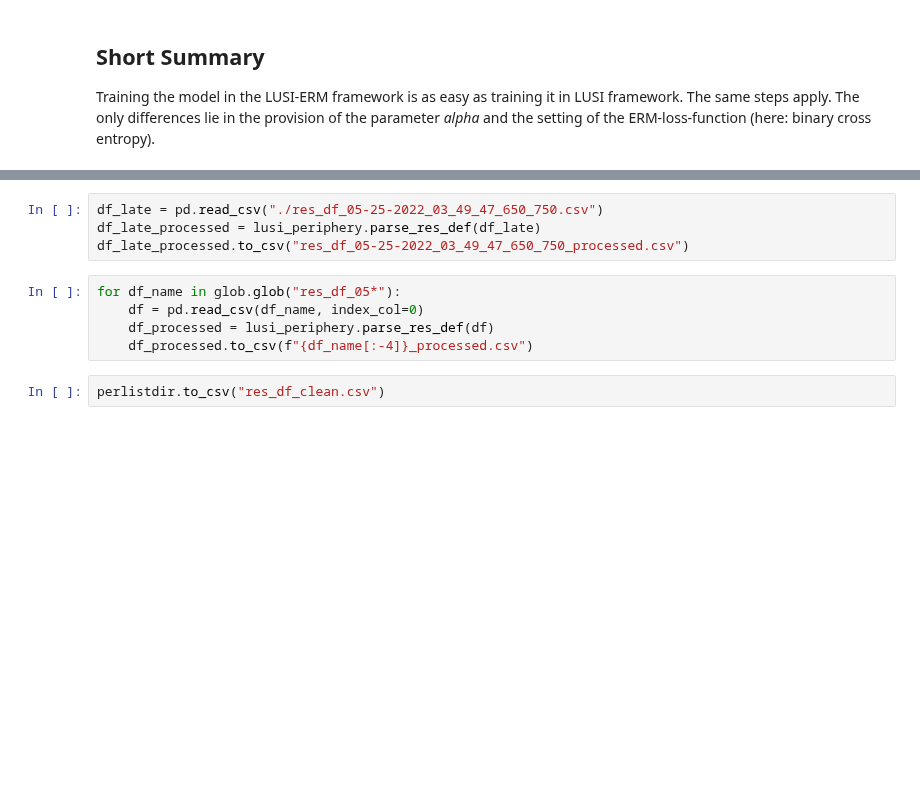
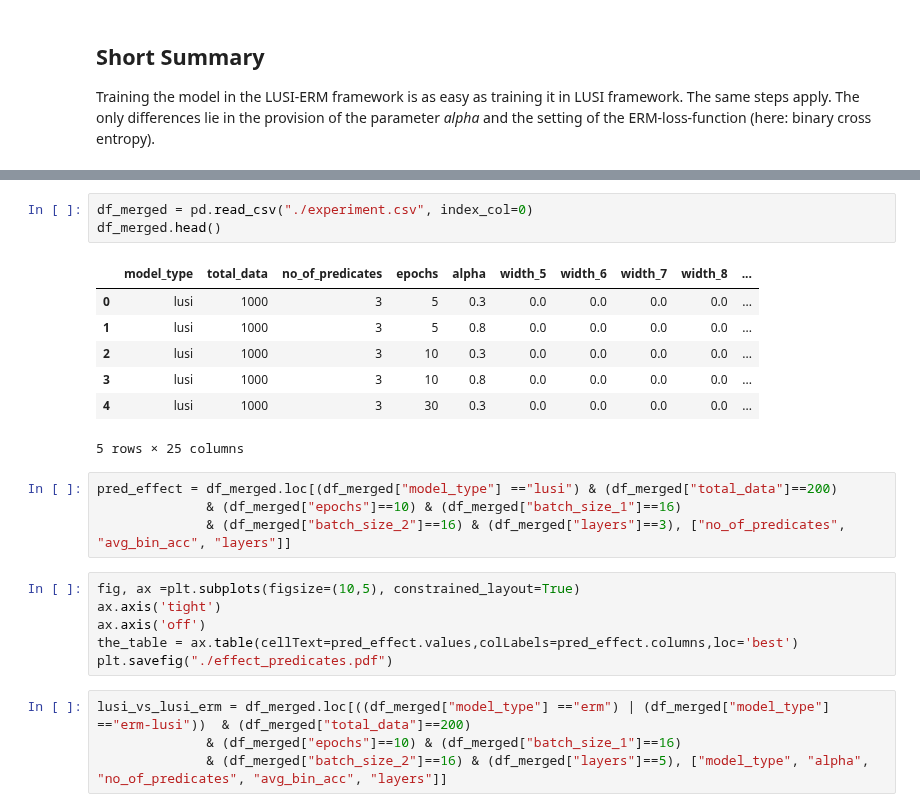
Before and after one commit to anloehr-1097/LUSI_bt, a Jupyter notebook: lusi_demo.ipynb, the cells around one changed output, grey strips where cells are left out. Saved outputs shown, nothing was run; the diff lists cells and outputs as text; blank space fills up the shorter version.

```diff
--- a/lusi_demo.ipynb
+++ b/lusi_demo.ipynb
@@ -586,11 +346,25 @@ glob.glob("res_df_05*")
-# %%
-df_late = pd.read_csv("./res_df_05-25-2022_03_49_47_650_750.csv")
-df_late_processed = lusi_periphery.parse_res_def(df_late)
-df_late_processed.to_csv("res_df_05-25-2022_03_49_47_650_750_processed.csv")
-# %%
-for df_name in glob.glob("res_df_05*"):
-    df = pd.read_csv(df_name, index_col=0)
-    df_processed = lusi_periphery.parse_res_def(df)
-    df_processed.to_csv(f"{df_name[:-4]}_processed.csv")
-# %%
-perlistdir.to_csv("res_df_clean.csv")
+# %%
+df_merged = pd.read_csv("./experiment.csv", index_col=0)
+df_merged.head()
+# %% [output]
+|  | model_type | total_data | no_of_predicates | epochs | alpha | width_5 | width_6 | width_7 | width_8 | ... |
+| 0 | lusi | 1000 | 3 | 5 | 0.3 | 0.0 | 0.0 | 0.0 | 0.0 | ... |
+| 1 | lusi | 1000 | 3 | 5 | 0.8 | 0.0 | 0.0 | 0.0 | 0.0 | ... |
+| 2 | lusi | 1000 | 3 | 10 | 0.3 | 0.0 | 0.0 | 0.0 | 0.0 | ... |
+| 3 | lusi | 1000 | 3 | 10 | 0.8 | 0.0 | 0.0 | 0.0 | 0.0 | ... |
+| 4 | lusi | 1000 | 3 | 30 | 0.3 | 0.0 | 0.0 | 0.0 | 0.0 | ... |
+5 rows × 25 columns
+# %%
+pred_effect = df_merged.loc[(df_merged["model_type"] =="lusi") & (df_merged["total_data"]==200)
+              & (df_merged["epochs"]==10) & (df_merged["batch_size_1"]==16)
+              & (df_merged["batch_size_2"]==16) & (df_merged["layers"]==3), ["no_of_predicates", "avg_bin_acc", "layers"]]
+# %%
+fig, ax =plt.subplots(figsize=(10,5), constrained_layout=True)
+ax.axis('tight')
+ax.axis('off')
+the_table = ax.table(cellText=pred_effect.values,colLabels=pred_effect.columns,loc='best')
+plt.savefig("./effect_predicates.pdf")
+# %%
+lusi_vs_lusi_erm = df_merged.loc[((df_merged["model_type"] =="erm") | (df_merged["model_type"] =="erm-lusi"))  & (df_merged["total_data"]==200)
+              & (df_merged["epochs"]==10) & (df_merged["batch_size_1"]==16)
+              & (df_merged["batch_size_2"]==16) & (df_merged["layers"]==5), ["model_type", "alpha", "no_of_predicates", "avg_bin_acc", "layers"]]
```
Also changed, not shown: parts of 38 cells of this notebook, 1 other file.
